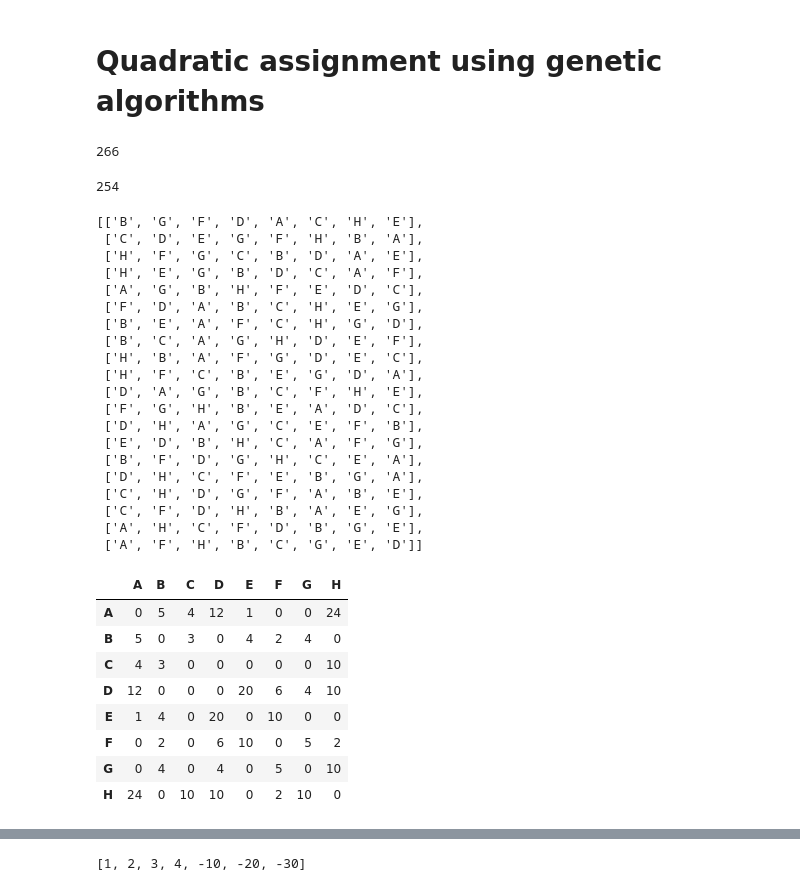
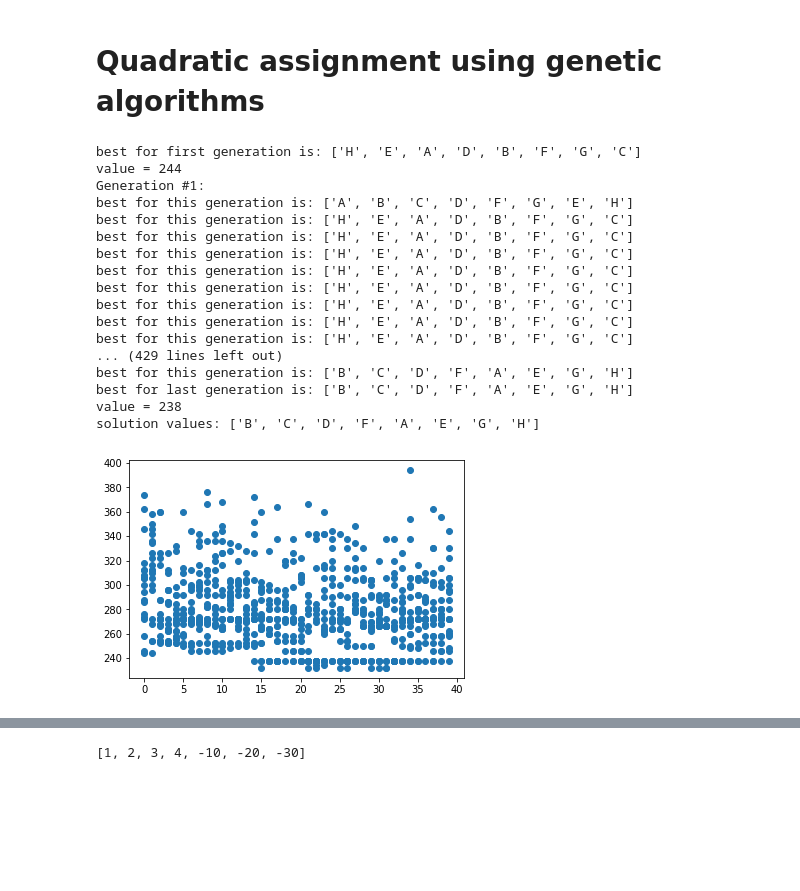
Before and after one commit to barucAlmaguer/metaheuristics, a Jupyter notebook: jp/genetic_combinatorial.ipynb, the cells around one changed output, grey strips where cells are left out. Saved outputs shown, nothing was run; the diff lists cells and outputs as text; code cells hidden in the pictures; blank space fills up the shorter version.

Commit message:
Done genetic combinatorial

```diff
--- a/jp/genetic_combinatorial.ipynb
+++ b/jp/genetic_combinatorial.ipynb
@@ -280,54 +313,45 @@ def calc_obj_fun(sol):
     obj_fun_df = pd.DataFrame(new_dis_arr*flow_df)
     obj_fun_arr = np.array(obj_fun_df)
     return sum(sum(obj_fun_arr))
-# %%
-print(calc_obj_fun(['A','B','D','C','E','F','G','H']))
-calc_obj_fun(['B','A','D','C','E','F','G','H'])
-# %% [output]
-266
-254
 # %%
+# calc_obj_fun(['B','A','D','C','E','F','G','H'])
+
 #OBJECTIVE FUNCTIONS
 def himmelblau(x, y):
     return ((x**2)+y-11)**2+(x+(y**2)-7)**2
 def obj_fun_3(x):
     return (x/10)**5-5*(x/10)**4+5*(x/10)**3+5*(x/10)**2-6*(x/10)-1
 
-
 solver = Genetic_solver()
 # genetic params
 solver.set_crossover_probability(0.95)
-solver.set_mutation_probability(0.01)
+solver.set_mutation_probability(0.40)
 solver.set_population_size(20)
 solver.set_generations_count(40)
-solver.set_tournament_size(3)
+solver.set_tournament_size(5)
 # solver.set_chromosome_length(60) # Not used in combinatorial problem
 # solution params
 solver.set_combinatorial_objective(calc_obj_fun)
 solver.set_combinatorial_solution(['A','B','D','C','E','F','G','H']) # receives initial solution as input
 # solve the fucker
 solver.solve_combinatorial()
-# solver.display_generations()
+solver.display_generations_combinatorial()
+# %% [output]
+best for first generation is: ['H', 'E', 'A', 'D', 'B', 'F', 'G', 'C']
+value = 244
+Generation #1:
+best for this generation is: ['A', 'B', 'C', 'D', 'F', 'G', 'E', 'H']
+best for this generation is: ['H', 'E', 'A', 'D', 'B', 'F', 'G', 'C']
+best for this generation is: ['H', 'E', 'A', 'D', 'B', 'F', 'G', 'C']
+best for this generation is: ['H', 'E', 'A', 'D', 'B', 'F', 'G', 'C']
+best for this generation is: ['H', 'E', 'A', 'D', 'B', 'F', 'G', 'C']
+best for this generation is: ['H', 'E', 'A', 'D', 'B', 'F', 'G', 'C']
+best for this generation is: ['H', 'E', 'A', 'D', 'B', 'F', 'G', 'C']
+best for this generation is: ['H', 'E', 'A', 'D', 'B', 'F', 'G', 'C']
+best for this generation is: ['H', 'E', 'A', 'D', 'B', 'F', 'G', 'C']
+... (429 lines left out)
+best for this generation is: ['B', 'C', 'D', 'F', 'A', 'E', 'G', 'H']
+best for last generation is: ['B', 'C', 'D', 'F', 'A', 'E', 'G', 'H']
+value = 238
+solution values: ['B', 'C', 'D', 'F', 'A', 'E', 'G', 'H']
+[figure, added]
-# %%
-solver.population
-# %% [output]
-[['B', 'G', 'F', 'D', 'A', 'C', 'H', 'E'],
- ['C', 'D', 'E', 'G', 'F', 'H', 'B', 'A'],
- ['H', 'F', 'G', 'C', 'B', 'D', 'A', 'E'],
- ['H', 'E', 'G', 'B', 'D', 'C', 'A', 'F'],
- ['A', 'G', 'B', 'H', 'F', 'E', 'D', 'C'],
- ['F', 'D', 'A', 'B', 'C', 'H', 'E', 'G'],
- ['B', 'E', 'A', 'F', 'C', 'H', 'G', 'D'],
- ['B', 'C', 'A', 'G', 'H', 'D', 'E', 'F'],
- ['H', 'B', 'A', 'F', 'G', 'D', 'E', 'C'],
- ['H', 'F', 'C', 'B', 'E', 'G', 'D', 'A'],
- ['D', 'A', 'G', 'B', 'C', 'F', 'H', 'E'],
- ['F', 'G', 'H', 'B', 'E', 'A', 'D', 'C'],
- ['D', 'H', 'A', 'G', 'C', 'E', 'F', 'B'],
- ['E', 'D', 'B', 'H', 'C', 'A', 'F', 'G'],
- ['B', 'F', 'D', 'G', 'H', 'C', 'E', 'A'],
- ['D', 'H', 'C', 'F', 'E', 'B', 'G', 'A'],
- ['C', 'H', 'D', 'G', 'F', 'A', 'B', 'E'],
- ['C', 'F', 'D', 'H', 'B', 'A', 'E', 'G'],
- ['A', 'H', 'C', 'F', 'D', 'B', 'G', 'E'],
- ['A', 'F', 'H', 'B', 'C', 'G', 'E', 'D']]
@@ -359,12 +357,0 @@ solver.population
-# %%
-dis_df * flow_df
-# %% [output]
-|  | A | B | C | D | E | F | G | H |
-| A | 0 | 5 | 4 | 12 | 1 | 0 | 0 | 24 |
-| B | 5 | 0 | 3 | 0 | 4 | 2 | 4 | 0 |
-| C | 4 | 3 | 0 | 0 | 0 | 0 | 0 | 10 |
-| D | 12 | 0 | 0 | 0 | 20 | 6 | 4 | 10 |
-| E | 1 | 4 | 0 | 20 | 0 | 10 | 0 | 0 |
-| F | 0 | 2 | 0 | 6 | 10 | 0 | 5 | 2 |
-| G | 0 | 4 | 0 | 4 | 0 | 5 | 0 | 10 |
-| H | 24 | 0 | 10 | 10 | 0 | 2 | 10 | 0 |
```
Also changed, not shown: parts of 20 cells of this notebook, 1 other file.
